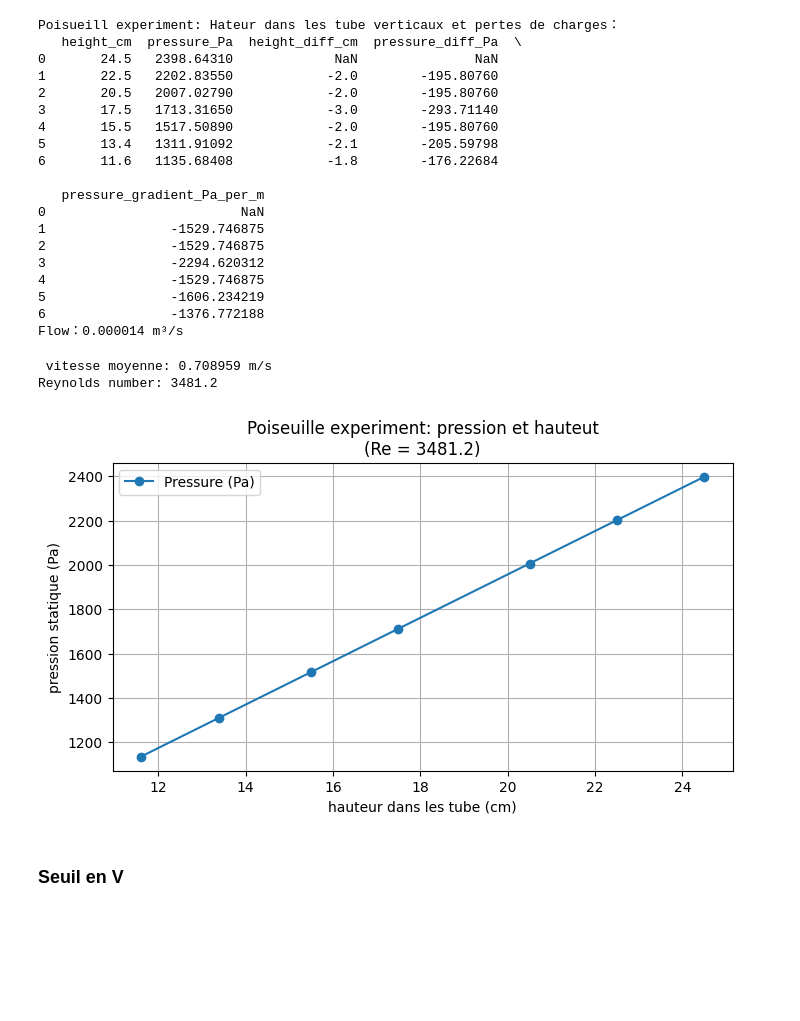
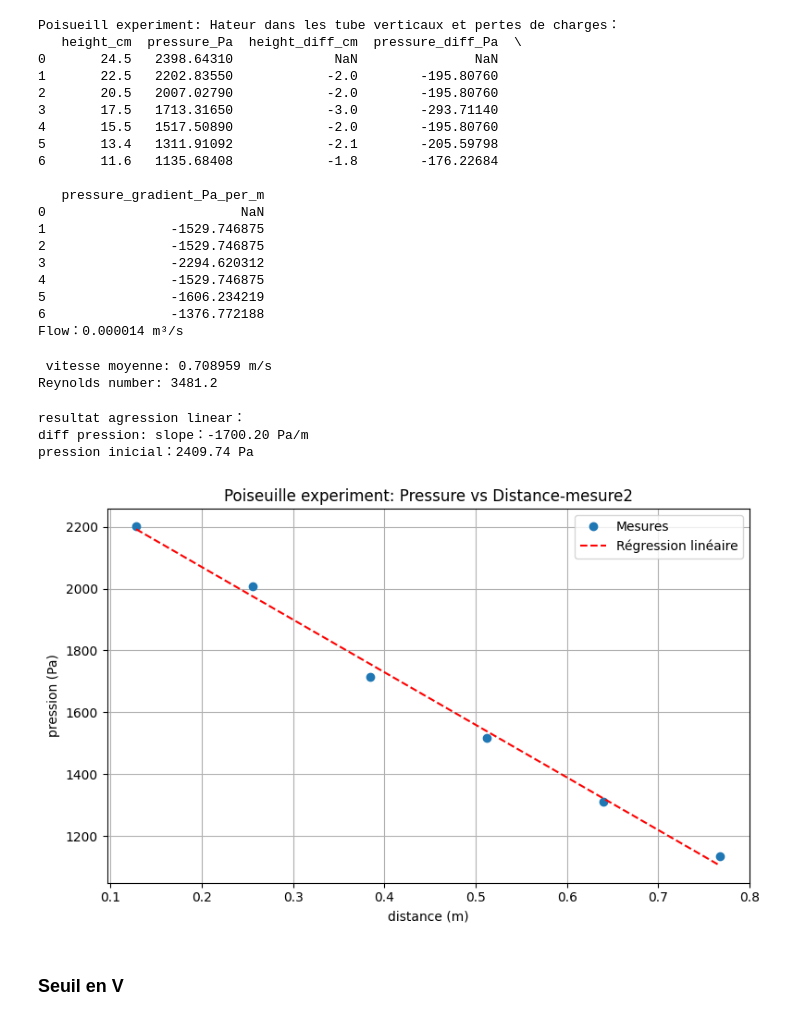
Before and after one commit to nbcongmingdan/TP-MMC-2025, a Jupyter notebook: Analyse_des_resultats.ipynb, the cells around one changed output. Saved outputs shown, nothing was run; the diff lists cells and outputs as text; code cells hidden in the pictures; blank space fills up the shorter version.

```diff
--- a/Analyse_des_resultats.ipynb
+++ b/Analyse_des_resultats.ipynb
@@ -199,20 +278,50 @@ Re = (rho_water * velocity * tube_diametre) / viscosite_dynamique_eau
 # 输出计算结果
 print(f"\n vitesse moyenne: {velocity:.6f} m/s")
 print(f"Reynolds number: {Re:.1f}")
-
-
-plt.figure(figsize=(8, 4))
-plt.plot(poisueill_data['height_cm'], poisueill_data['pressure_Pa'], marker='o', linestyle='-', label='Pressure (Pa)')
-plt.xlabel("hauteur dans les tube (cm)")
-plt.ylabel("pression statique (Pa)")
-plt.title(f"Poiseuille experiment: pression et hauteut\n(Re = {Re:.1f})")
-plt.legend()
-plt.grid(True)
-plt.show()
 # %% [output]
  vitesse moyenne: 0.708959 m/s
 Reynolds number: 3481.2
-[figure, removed]
+# %%
+from sklearn.linear_model import LinearRegression
+
+# -------------------------------------
+# 添加测量点位置：假设每个点间距为 tube_spacing_m
+# -------------------------------------
+poisueill_data['distance_m'] = poisueill_data.index * tube_spacing_m
+
+# 去掉第一个 NaN 差值行（由 diff 产生）
+poisueill_data = poisueill_data.dropna()
+
+# 线性拟合压力 vs 距离
+X = poisueill_data[['distance_m']].values
+y = poisueill_data['pressure_Pa'].values
+
+model = LinearRegression()
+model.fit(X, y)
+
+slope = model.coef_[0]      # 应为负值（表示压降）
+intercept = model.intercept_
+
+print(f"\nresultat agression linear：")
+print(f"diff pression: slope：{slope:.2f} Pa/m")
+print(f"pression inicial：{intercept:.2f} Pa")
+
+# 可视化
+plt.figure(figsize=(8, 5))
+plt.plot(poisueill_data['distance_m'], poisueill_data['pressure_Pa'], 'o', label='Mesures')
+plt.plot(poisueill_data['distance_m'], model.predict(X), 'r--', label='Régression linéaire')
+plt.xlabel("distance (m)")
+plt.ylabel("pression (Pa)")
+plt.title("Poiseuille experiment: Pressure vs Distance-mesure2")
+plt.legend()
+plt.grid(True)
+plt.tight_layout()
+plt.show()
+# %% [output]
+resultat agression linear：
+diff pression: slope：-1700.20 Pa/m
+pression inicial：2409.74 Pa
+[figure, added]
 # %% [markdown]
 ### Seuil en V
 # %% [markdown]
```
Also changed, not shown: parts of 9 cells of this notebook, 6 other files.
